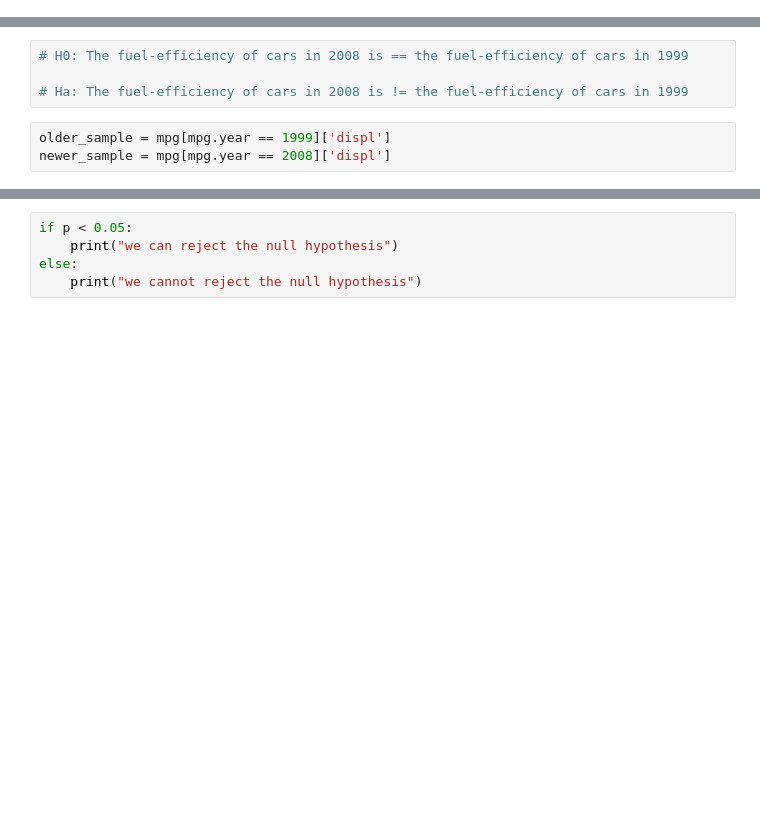
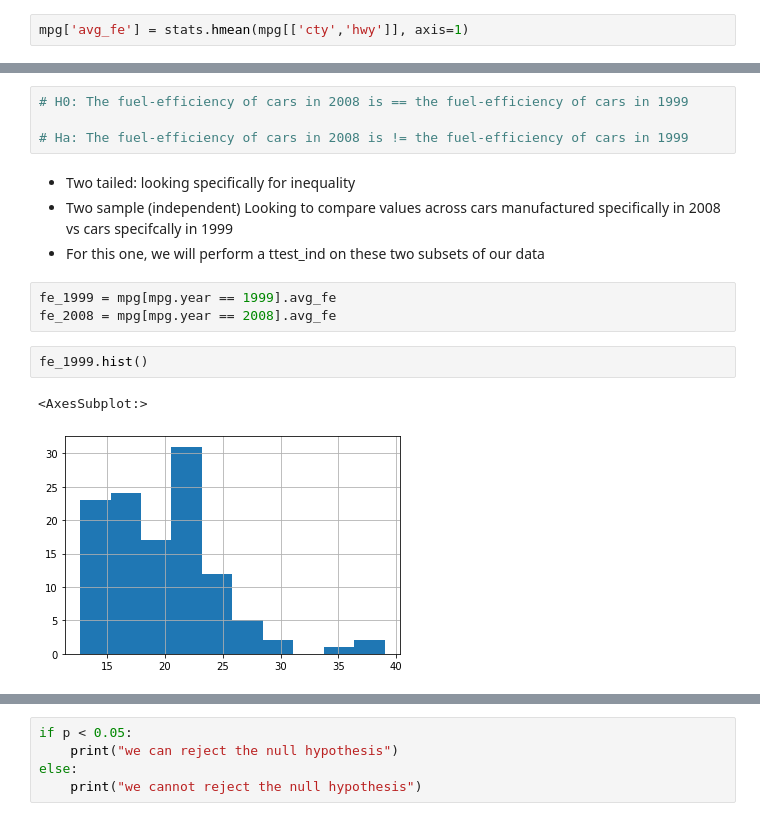
Before and after one commit to Larry-Holmes/statistics-exercises, a Jupyter notebook: hypothesis_testing.ipynb, the cells around one changed output, grey strips where cells are left out. Cells and saved outputs as stored; diff of their text form; blank space fills up the shorter version.

```diff
--- a/hypothesis_testing.ipynb
+++ b/hypothesis_testing.ipynb
@@ -123,0 +131,2 @@ mpg
+# %%
+mpg['avg_fe'] = stats.hmean(mpg[['cty','hwy']], axis=1)
@@ -125,6 +150,15 @@ mpg
 # H0: The fuel-efficiency of cars in 2008 is == the fuel-efficiency of cars in 1999
 
 # Ha: The fuel-efficiency of cars in 2008 is != the fuel-efficiency of cars in 1999
+# %% [markdown]
+- Two tailed: looking specifically for inequality
+- Two sample (independent) Looking to compare values across cars manufactured specifically in 2008 vs cars specifcally in 1999
+- For this one, we will perform a ttest_ind on these two subsets of our data
 # %%
-older_sample = mpg[mpg.year == 1999]['displ']
-newer_sample = mpg[mpg.year == 2008]['displ']
+fe_1999 = mpg[mpg.year == 1999].avg_fe
+fe_2008 = mpg[mpg.year == 2008].avg_fe
+# %%
+fe_1999.hist()
+# %% [output]
+<AxesSubplot:>
+[figure, added]
```
Also changed, not shown: parts of 58 cells of this notebook.
